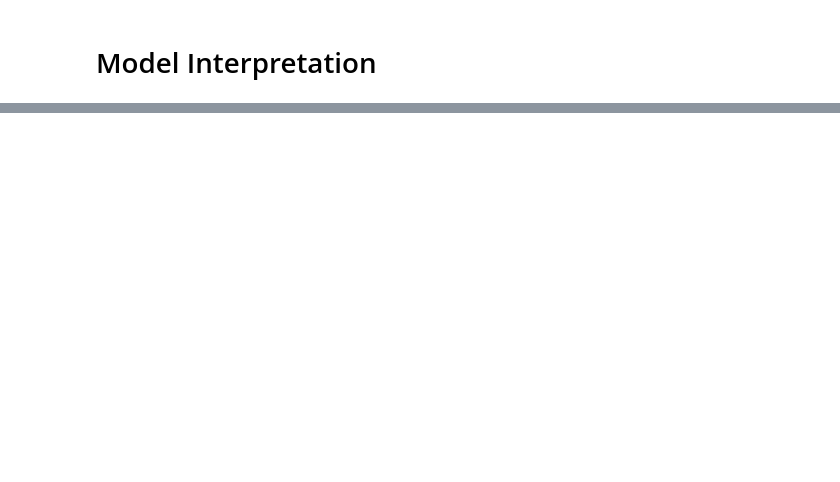
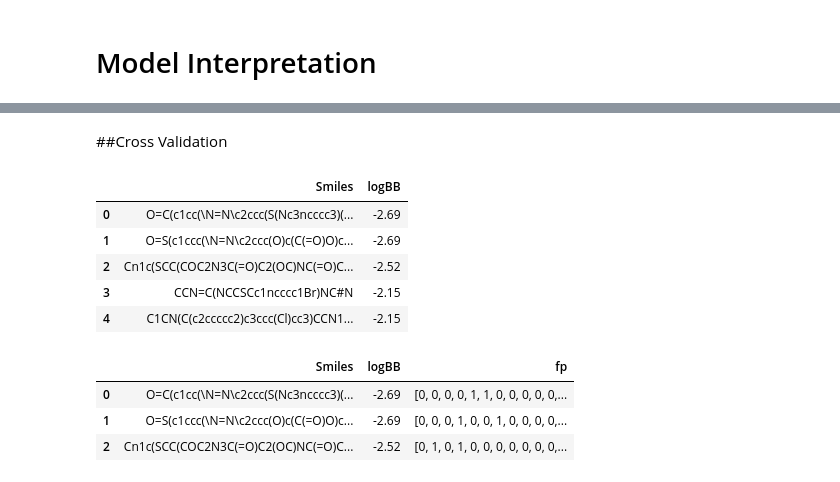
Before and after one commit to Jahan08/LogBB-ML-Model-with-interpretation, a Jupyter notebook: LogBB_DNN_model_and_model_interpretation.ipynb, the cells around one changed output, grey strips where cells are left out. Cells and saved outputs as stored; diff of their text form; code cells hidden in the pictures; blank space fills up the shorter version.

```diff
--- a/LogBB_DNN_model_and_model_interpretation.ipynb
+++ b/LogBB_DNN_model_and_model_interpretation.ipynb
@@ -421,0 +431,2 @@ fig = Chem.Draw.SimilarityMaps.GetSimilarityMapFromWeights(external_mol, weights
+# %% [markdown]
+##Cross Validation
@@ -421,0 +447,10 @@ fig = Chem.Draw.SimilarityMaps.GetSimilarityMapFromWeights(external_mol, weights
+# %%
+chembl_df = pd.read_csv("/content/BBB_data_all_LogBB_all.csv")
+chembl_df.head()
+# %% [output]
+|  | Smiles | logBB |
+| 0 | O=C(c1cc(\N=N\c2ccc(S(Nc3ncccc3)(... | -2.69 |
+| 1 | O=S(c1ccc(\N=N\c2ccc(O)c(C(=O)O)c... | -2.69 |
+| 2 | Cn1c(SCC(COC2N3C(=O)C2(OC)NC(=O)C... | -2.52 |
+| 3 | CCN=C(NCCSCc1ncccc1Br)NC#N | -2.15 |
+| 4 | C1CN(C(c2ccccc2)c3ccc(Cl)cc3)CCN1... | -2.15 |
@@ -421,0 +459,58 @@ fig = Chem.Draw.SimilarityMaps.GetSimilarityMapFromWeights(external_mol, weights
+# %%
+import pandas as pd
+import numpy as np
+from rdkit import Chem
+from rdkit.Chem import MACCSkeys, rdFingerprintGenerator
+
+def smiles_to_fp(smiles, method="morgan10", n_bits=2048):
+    """
+    Encode a molecule from a SMILES string into a fingerprint.
+
+    Parameters
+    ----------
+    smiles : str
+        The SMILES string defining the molecule.
+
+    method : str
+        The type of fingerprint to use. Default is MACCS keys.
+
+    n_bits : int
+        The length of the fingerprint.
+
+    Returns
+    -------
+    array
+        The fingerprint array.
+
+    """
+
+    # convert smiles to RDKit mol object
+    mol = Chem.MolFromSmiles(smiles)
+
+    # Handle cases where SMILES string is invalid
+    if mol is None:
+        print(f"Warning: Invalid SMILES string: {smiles}")
+        return None  # or any default value you want to use for invalid SMILES
+
+    if method == "maccs":
+        return np.array(MACCSkeys.GenMACCSKeys(mol))
+    if method == "morgan2":
+        fpg = rdFingerprintGenerator.GetMorganGenerator(radius=2, fpSize=n_bits)
+        return np.array(fpg.GetFingerprint(mol))
+    if method == "morgan10":
+        fpg = rdFingerprintGenerator.GetMorganGenerator(radius=10, fpSize=n_bits)
+        return np.array(fpg.GetFingerprint(mol))
+    else:
+        # NBVAL_CHECK_OUTPUT
+        print(f"Warning: Wrong method specified: {method}. Default will be used instead.")
+        return np.array(MACCSkeys.GenMACCSKeys(mol))
+
+# Add column for fingerprint, handling potential None values
+compound_df["fp"] = compound_df["Smiles"].apply(smiles_to_fp)
+compound_df.head(3)
+# NBVAL_CHECK_OUTPUT
+# %% [output]
+|  | Smiles | logBB | fp |
+| 0 | O=C(c1cc(\N=N\c2ccc(S(Nc3ncccc3)(... | -2.69 | [0, 0, 0, 0, 1, 1, 0, 0, 0, 0, 0,... |
+| 1 | O=S(c1ccc(\N=N\c2ccc(O)c(C(=O)O)c... | -2.69 | [0, 0, 0, 1, 0, 0, 1, 0, 0, 0, 0,... |
+| 2 | Cn1c(SCC(COC2N3C(=O)C2(OC)NC(=O)C... | -2.52 | [0, 1, 0, 1, 0, 0, 0, 0, 0, 0, 0,... |
```
Also changed, not shown: parts of 20 cells of this notebook.
